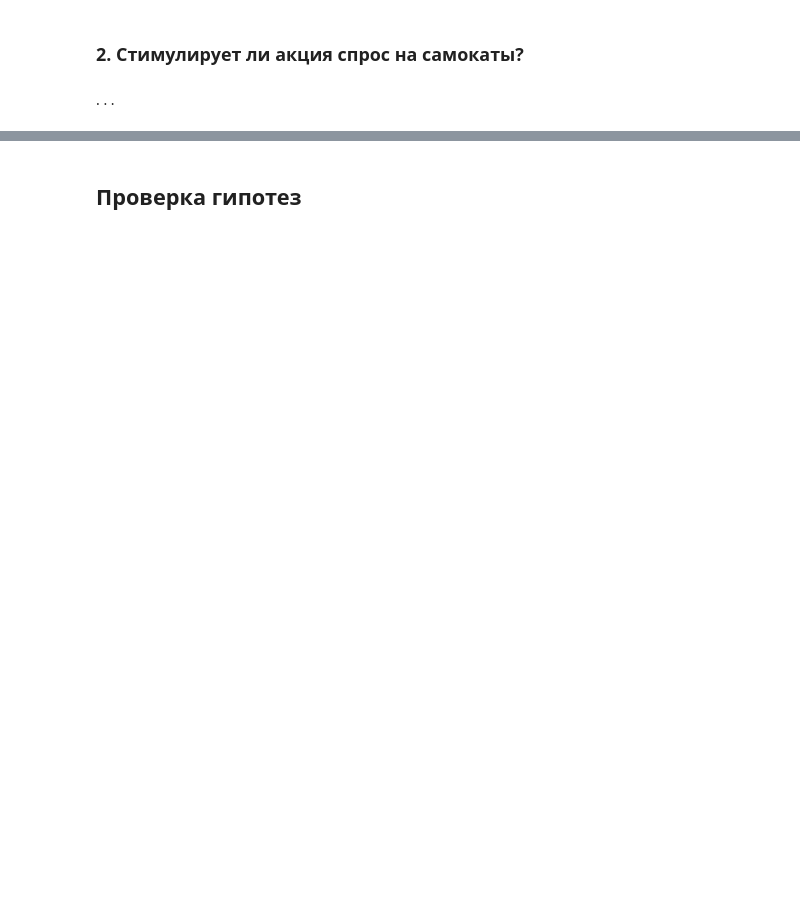
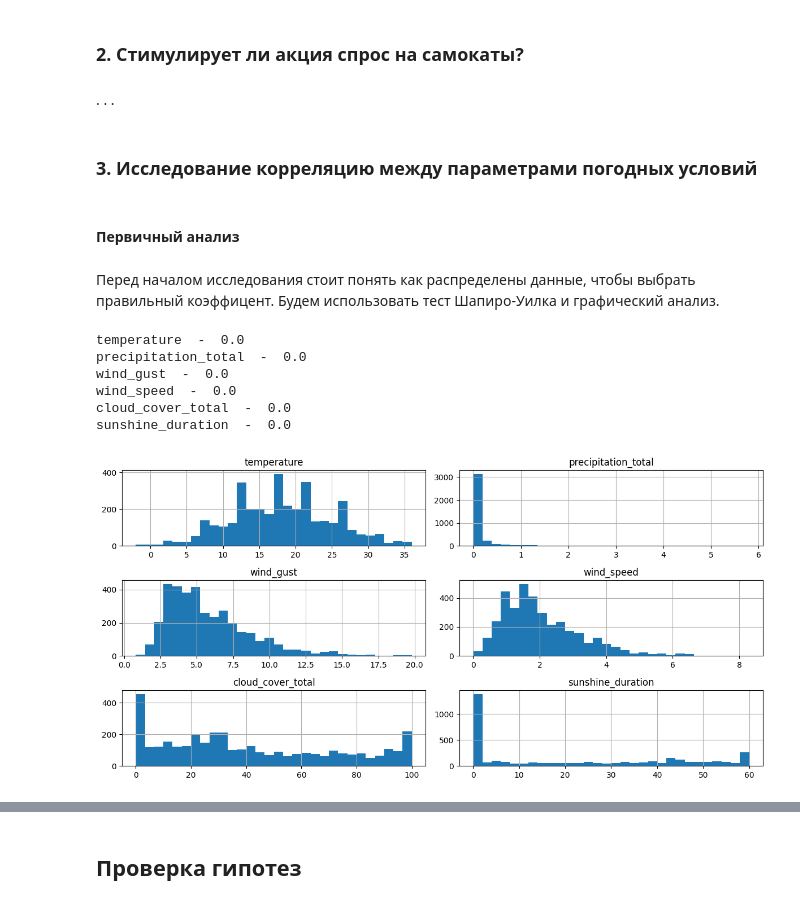
Before and after one commit to PavelFr8/Data-Scooters, a Jupyter notebook: project.ipynb, the cells around one changed output, grey strips where cells are left out. Cells and saved outputs as stored; diff of their text form; code cells hidden in the pictures; blank space fills up the shorter version.

```diff
--- a/project.ipynb
+++ b/project.ipynb
@@ -368,3 +368,35 @@ merge_df.to_csv('rides_&_weather.csv', index=False)
 ### 2. Стимулирует ли акция спрос на самокаты?
 # %% [markdown]
 . . .
+# %% [markdown]
+### 3. Исследование корреляцию между параметрами погодных условий
+# %% [markdown]
+#### Первичный анализ
+# %% [markdown]
+Перед началом исследования стоит понять как распределены данные, чтобы выбрать правильный коэффицент. Будем использовать тест Шапиро-Уилка и графический анализ.
+# %%
+from scipy.stats import shapiro
+
+df = pd.read_csv('processed_weather.csv', parse_dates=['datetime']).drop(index=0, axis=1)
+
+# Приведение колонок к float, кроме колонки с датами
+for col in df.columns[1:]:
+    df[col] = df[col].astype(float)
+
+# Проверяем данные через тест Шапиро-Уилка
+for col in df.columns[1:]:
+    stat, p_value = shapiro(df[col])
+    print(col, ' - ', p_value.round(5))
+
+# Строим график
+df.drop('datetime', axis=1).hist(bins=30, figsize=(12, 6))
+plt.tight_layout()
+plt.show()
+# %% [output]
+temperature  -  0.0
+precipitation_total  -  0.0
+wind_gust  -  0.0
+wind_speed  -  0.0
+cloud_cover_total  -  0.0
+sunshine_duration  -  0.0
+[figure, added]
```
Also changed, not shown: parts of 74 cells of this notebook, 1 other file.
